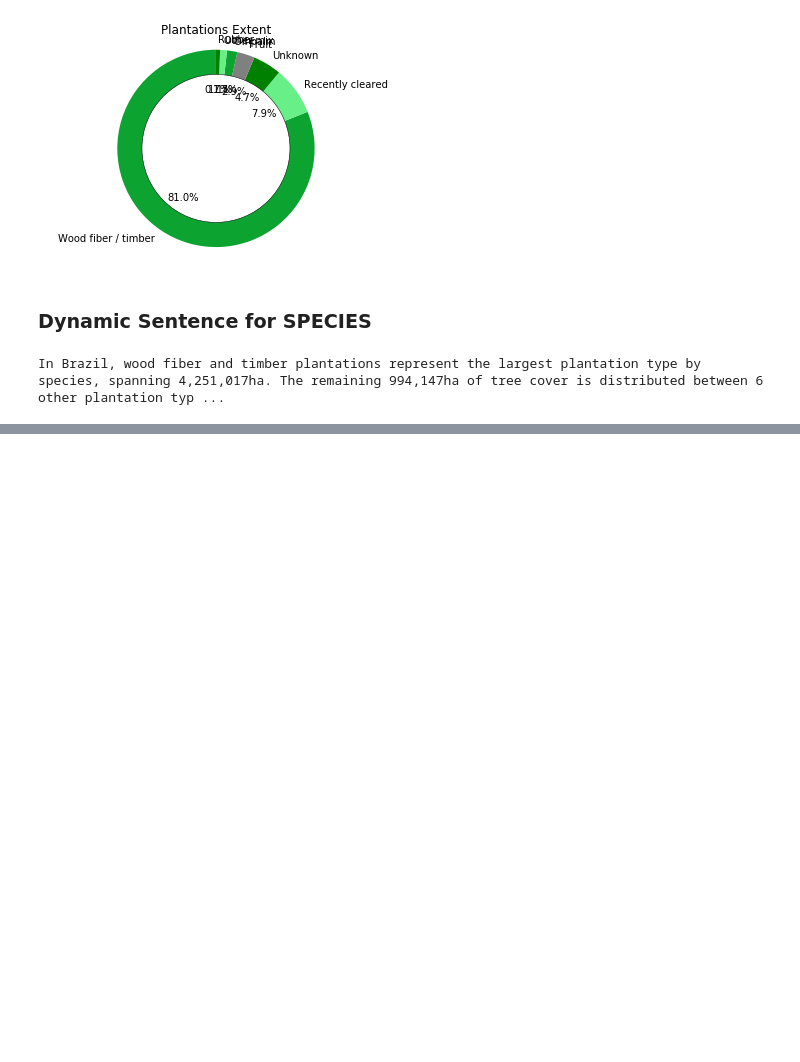
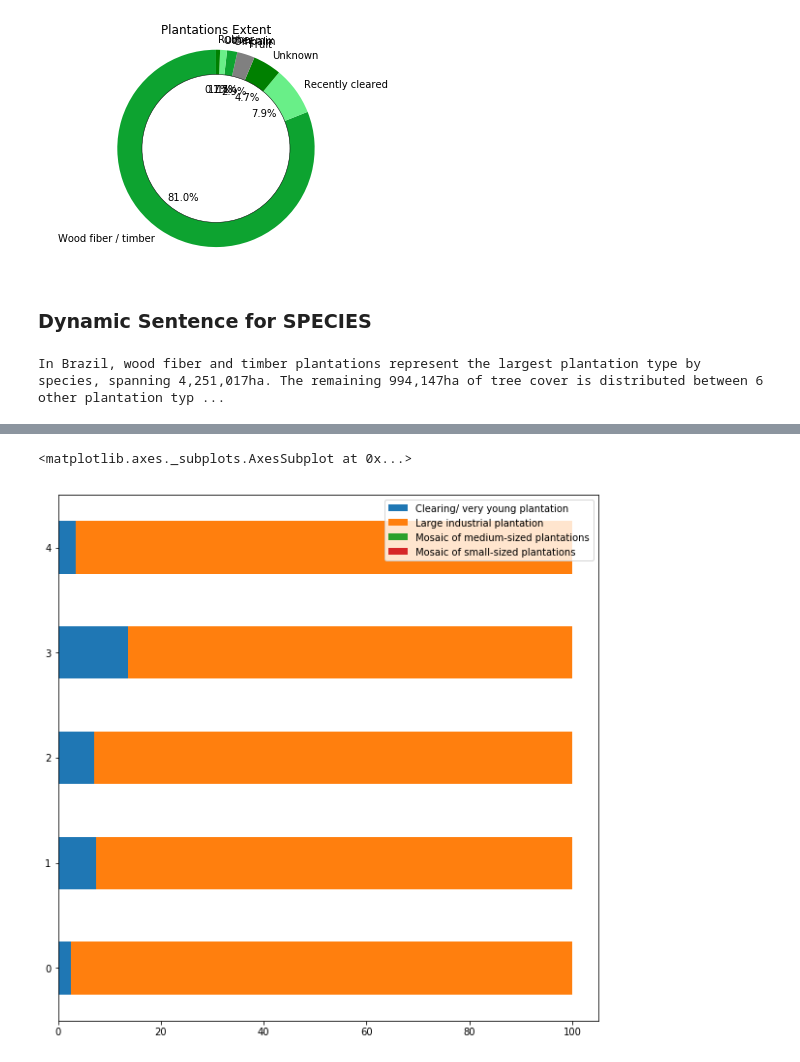
Before and after one commit to Vizzuality/data_sci_tutorials, a Jupyter notebook: work/Country_pages_examples.ipynb, the cells around one changed output, grey strips where cells are left out. Cells and saved outputs as stored; diff of their text form; code cells hidden in the pictures; blank space fills up the shorter version.

Commit message:
Adds plantations horz bars widgets

```diff
--- a/work/Country_pages_examples.ipynb
+++ b/work/Country_pages_examples.ipynb
@@ -2819,0 +2969,7 @@ In Brazil, wood fiber and timber plantations represent the largest plantation ty
+# %%
+plantations_json = format_plantations_data(plantations_areas, extent_total, adm0, adm1, 'type')
+# %%
+#Sort regions by % area of plantations (DESC)
+
+sorted_list = sorted(plantations_json, key=lambda k: k['perc'], reverse=True)
+sorted_list[0]
@@ -2819,0 +3043,13 @@ In Brazil, wood fiber and timber plantations represent the largest plantation ty
+# %%
+#create a json of data
+d1 = {
+    'Large industrial plantation': lip,
+    'Clearing/ very young plantation': vyp,
+    'Mosaic of small-sized plantations': ssp,
+    'Mosaic of medium-sized plantations': msp
+
+}
+# %%
+#create dataframe to visualise using pandas
+df1 = pd.DataFrame(data=d1)
+df1
@@ -2819,0 +3063,5 @@ In Brazil, wood fiber and timber plantations represent the largest plantation ty
+# %%
+df1.plot.barh(stacked=True,figsize=(10,10),legend=True)
+# %% [output]
+<matplotlib.axes._subplots.AxesSubplot at 0x...>
+[figure, added]
```
Also changed, not shown: parts of 22 cells of this notebook.
